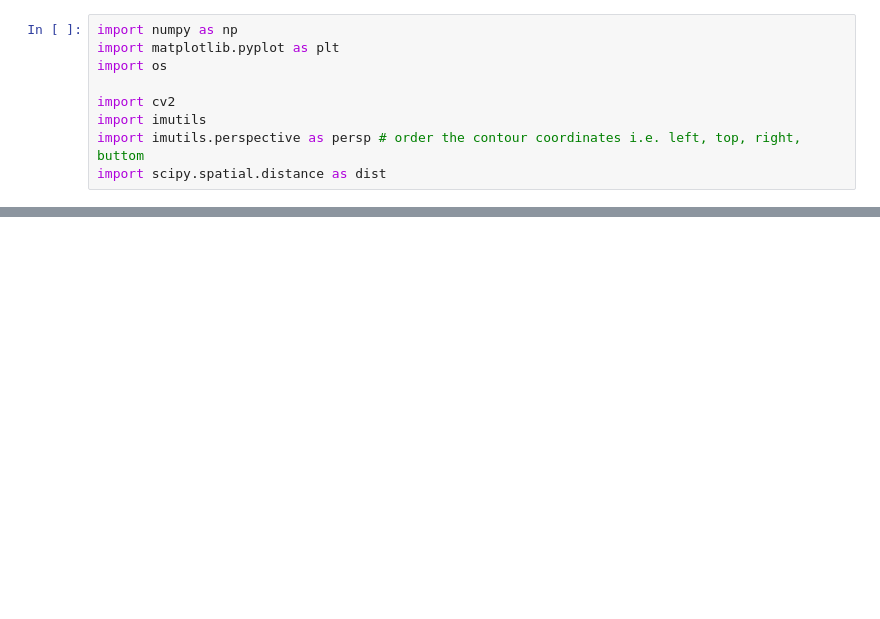
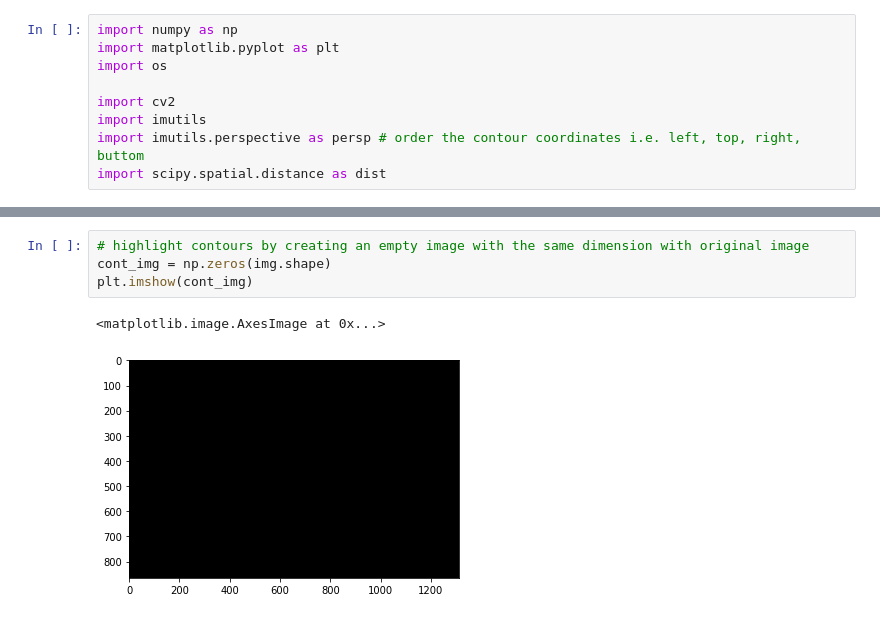
Before and after one commit to santochaoya/ICanDoJigsaw, a Jupyter notebook: research.ipynb, the cells around one changed output, grey strips where cells are left out. Drawn from its saved outputs; the diff is of its cells as text; blank space fills up the shorter version.

```diff
--- a/research.ipynb
+++ b/research.ipynb
@@ -38,0 +54,7 @@ rgb_img = cv2.cvtColor(img, cv2.COLOR_BAYER_BG2RGB)
+# %%
+# highlight contours by creating an empty image with the same dimension with original image
+cont_img = np.zeros(img.shape)
+plt.imshow(cont_img)
+# %% [output]
+<matplotlib.image.AxesImage at 0x...>
+[figure, added]
```
Also changed, not shown: parts of 6 cells of this notebook, 5 other files.
